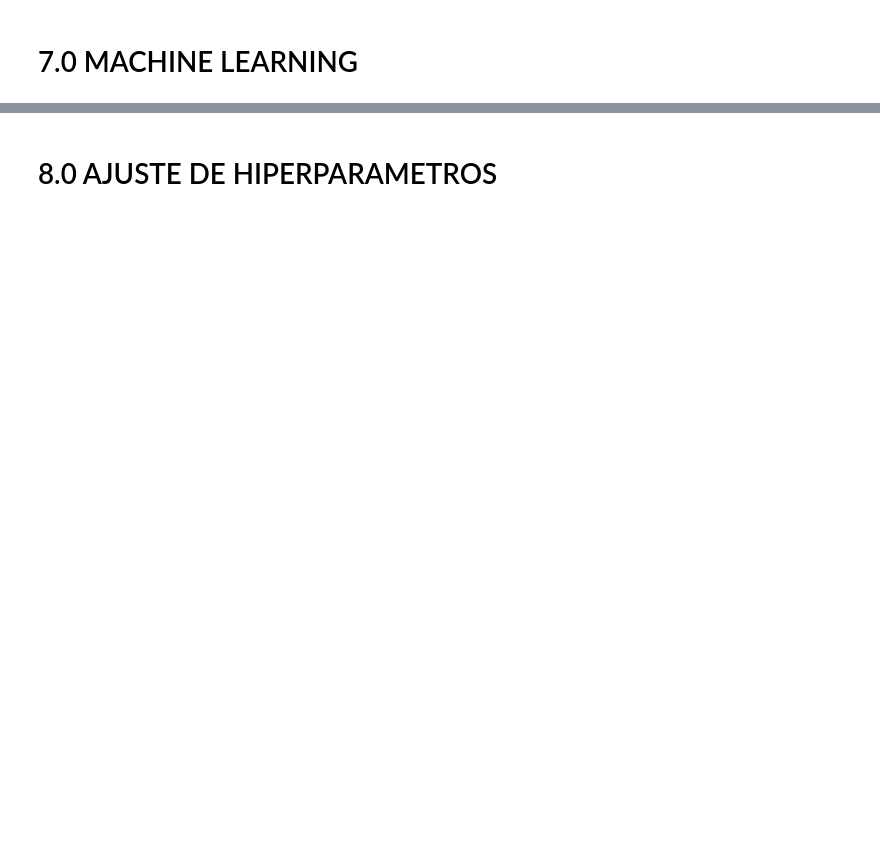
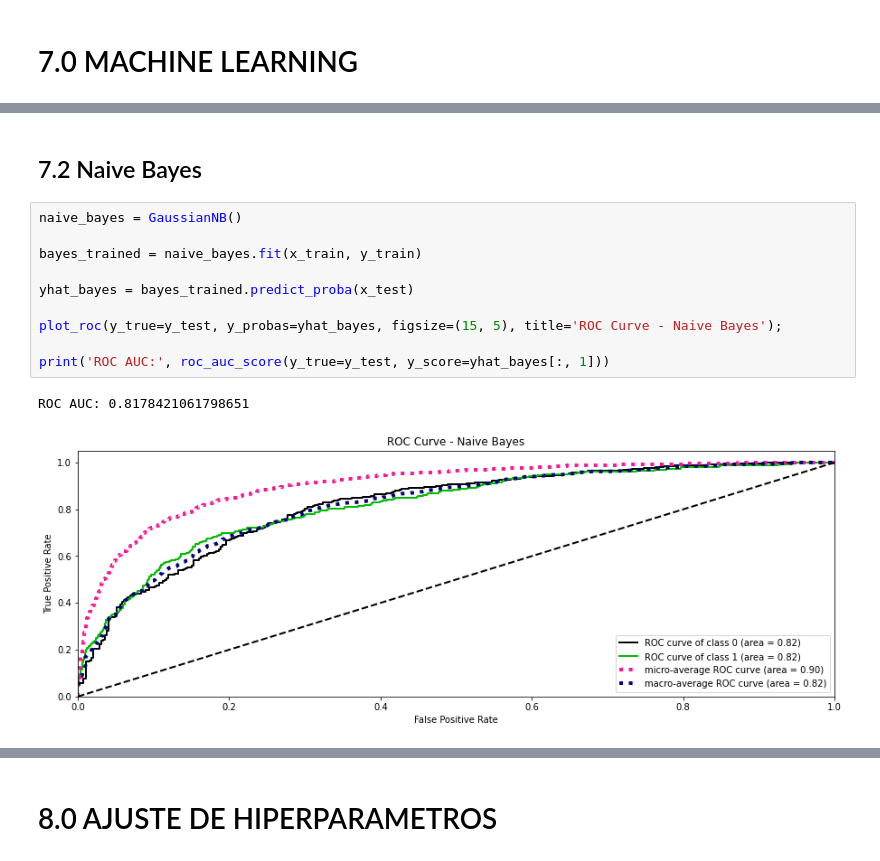
Before and after one commit to Jhonatanslopes/Bank-Customer-Churn, a Jupyter notebook: Notebook/notebook.ipynb, the cells around one changed output, grey strips where cells are left out. Drawn from its saved outputs; the diff is of its cells as text; blank space fills up the shorter version.

```diff
--- a/Notebook/notebook.ipynb
+++ b/Notebook/notebook.ipynb
@@ -436,0 +527,15 @@ x_train = x_test[cols_selected]
+# %% [markdown]
+## 7.2 Naive Bayes
+# %%
+naive_bayes = GaussianNB()
+
+bayes_trained = naive_bayes.fit(x_train, y_train)
+
+yhat_bayes = bayes_trained.predict_proba(x_test)
+
+plot_roc(y_true=y_test, y_probas=yhat_bayes, figsize=(15, 5), title='ROC Curve - Naive Bayes');
+
+print('ROC AUC:', roc_auc_score(y_true=y_test, y_score=yhat_bayes[:, 1]))
+# %% [output]
+ROC AUC: 0.8178421061798651
+[figure, added]
```
Also changed, not shown: parts of 15 cells of this notebook.
